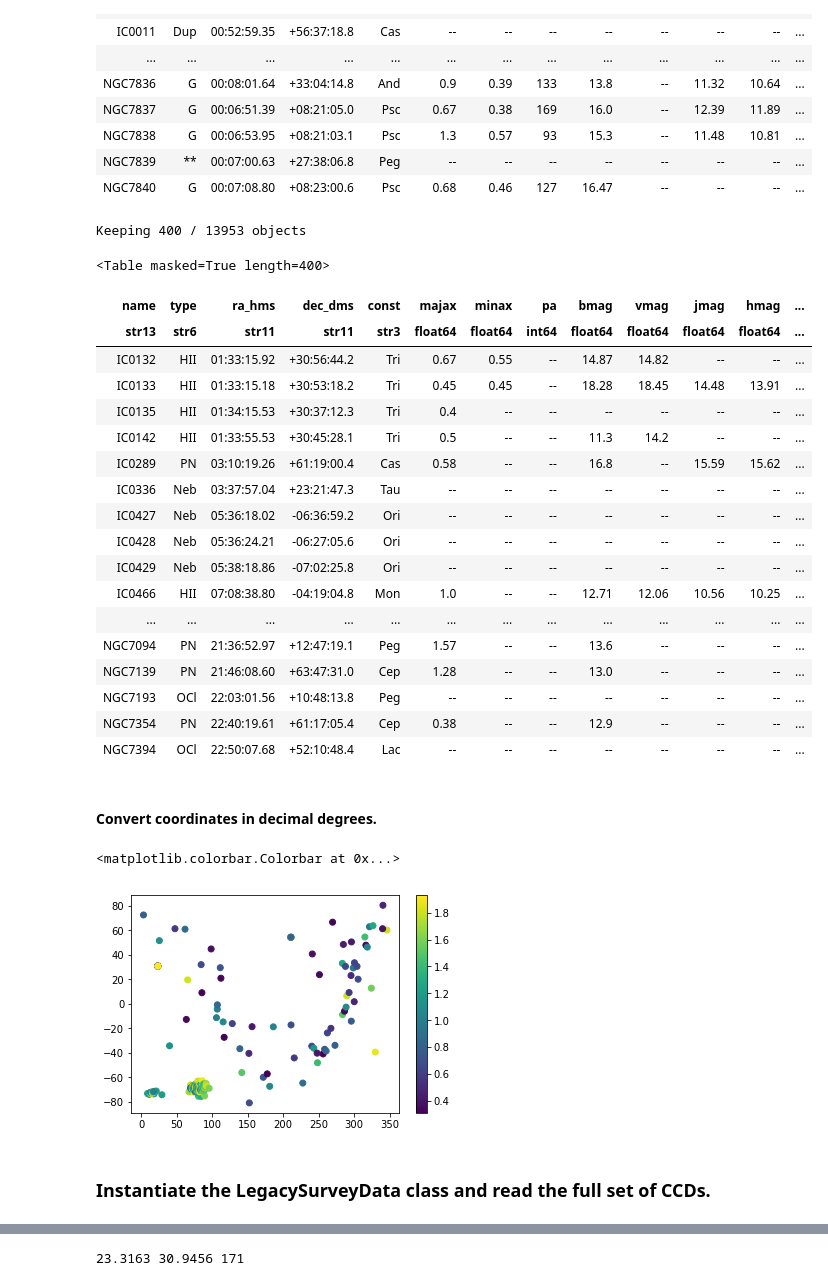
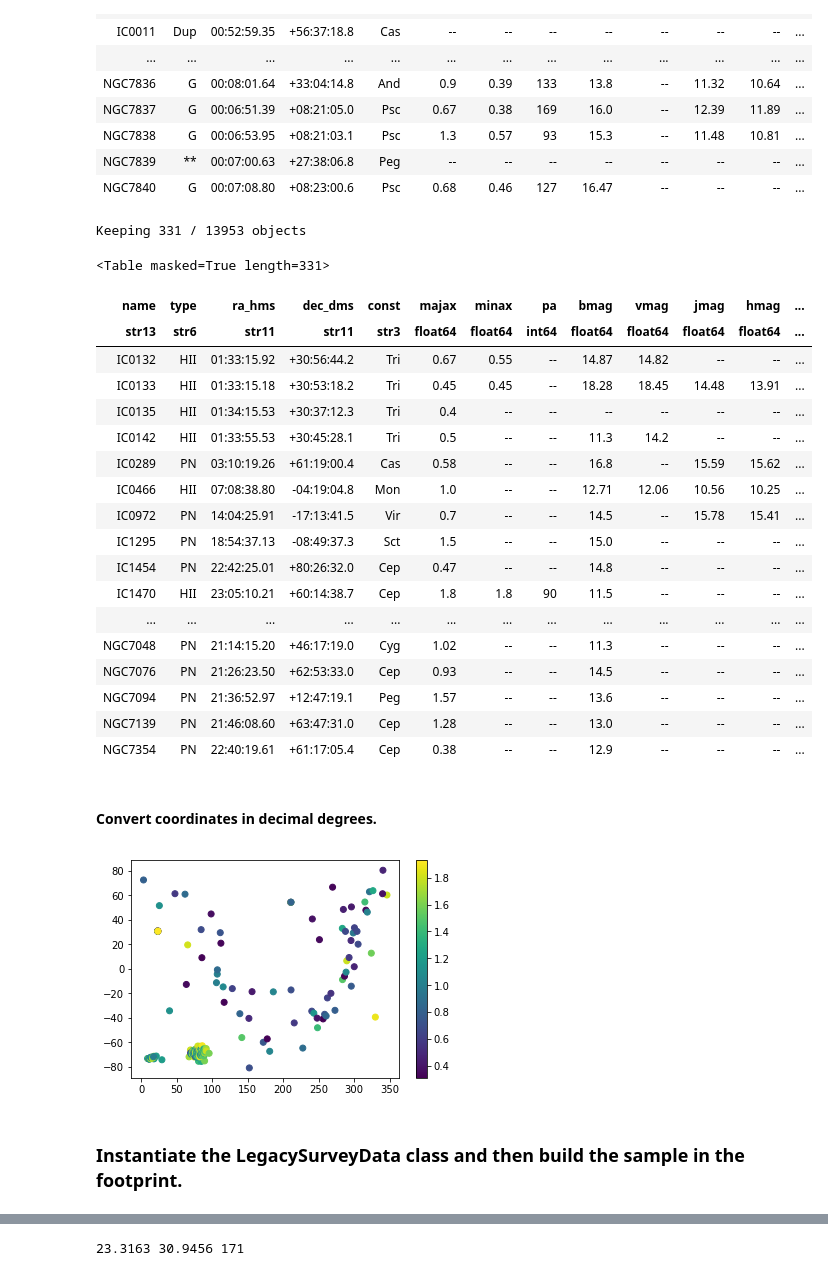
Before and after one commit to legacysurvey/legacypipe, a Jupyter notebook: doc/nb/legacysurvey-gallery-dr6.ipynb, the cells around one changed output, grey strips where cells are left out. Saved outputs shown, nothing was run; the diff lists cells and outputs as text; code cells hidden in the pictures.

Commit message:
build the sample in the footprint

```diff
--- a/doc/nb/legacysurvey-gallery-dr6.ipynb
+++ b/doc/nb/legacysurvey-gallery-dr6.ipynb
@@ -153,41 +154,41 @@ NGC
 # %%
 keep = ( np.array(['*' not in tt for tt in NGC['type'].data]) *
         np.array(['--' not in cc for cc in NGC['ra_hms'].data]) *
         np.array(['--' not in cc for cc in NGC['dec_dms'].data]) *
         (NGC['type'] != 'NonEx') *
         (NGC['type'] != 'Dup') *
         (NGC['type'] != 'Other') *
         (NGC['type'] != 'Nova') *
         (NGC['type'] != 'G') *
         (NGC['type'] != 'GPair') *
         (NGC['type'] != 'GTrpl') *
-        (NGC['majax'] > 0.3) * (NGC['majax'] < 2) *
+        (ma.getdata(NGC['majax']) > 0.3) * (ma.getdata(NGC['majax']) < 2) *
         (NGC['type'] != 'GGroup') )
 nobj = np.count_nonzero(keep)
 print('Keeping {} / {} objects'.format(nobj, len(NGC)))
 cat = NGC[keep]
 cat
 # %% [output]
-Keeping 400 / 13953 objects
+Keeping 331 / 13953 objects
-<Table masked=True length=400>
+<Table masked=True length=331>
 | name | type | ra_hms | dec_dms | const | majax | minax | pa | bmag | vmag | jmag | hmag | ... |
 | str13 | str6 | str11 | str11 | str3 | float64 | float64 | int64 | float64 | float64 | float64 | float64 | ... |
 | IC0132 | HII | 01:33:15.92 | +30:56:44.2 | Tri | 0.67 | 0.55 | -- | 14.87 | 14.82 | -- | -- | ... |
 | IC0133 | HII | 01:33:15.18 | +30:53:18.2 | Tri | 0.45 | 0.45 | -- | 18.28 | 18.45 | 14.48 | 13.91 | ... |
 | IC0135 | HII | 01:34:15.53 | +30:37:12.3 | Tri | 0.4 | -- | -- | -- | -- | -- | -- | ... |
 | IC0142 | HII | 01:33:55.53 | +30:45:28.1 | Tri | 0.5 | -- | -- | 11.3 | 14.2 | -- | -- | ... |
 | IC0289 | PN | 03:10:19.26 | +61:19:00.4 | Cas | 0.58 | -- | -- | 16.8 | -- | 15.59 | 15.62 | ... |
-| IC0336 | Neb | 03:37:57.04 | +23:21:47.3 | Tau | -- | -- | -- | -- | -- | -- | -- | ... |
-| IC0427 | Neb | 05:36:18.02 | -06:36:59.2 | Ori | -- | -- | -- | -- | -- | -- | -- | ... |
-| IC0428 | Neb | 05:36:24.21 | -06:27:05.6 | Ori | -- | -- | -- | -- | -- | -- | -- | ... |
-| IC0429 | Neb | 05:38:18.86 | -07:02:25.8 | Ori | -- | -- | -- | -- | -- | -- | -- | ... |
 | IC0466 | HII | 07:08:38.80 | -04:19:04.8 | Mon | 1.0 | -- | -- | 12.71 | 12.06 | 10.56 | 10.25 | ... |
+| IC0972 | PN | 14:04:25.91 | -17:13:41.5 | Vir | 0.7 | -- | -- | 14.5 | -- | 15.78 | 15.41 | ... |
+| IC1295 | PN | 18:54:37.13 | -08:49:37.3 | Sct | 1.5 | -- | -- | 15.0 | -- | -- | -- | ... |
+| IC1454 | PN | 22:42:25.01 | +80:26:32.0 | Cep | 0.47 | -- | -- | 14.8 | -- | -- | -- | ... |
+| IC1470 | HII | 23:05:10.21 | +60:14:38.7 | Cep | 1.8 | 1.8 | 90 | 11.5 | -- | -- | -- | ... |
 | ... | ... | ... | ... | ... | ... | ... | ... | ... | ... | ... | ... | ... |
+| NGC7048 | PN | 21:14:15.20 | +46:17:19.0 | Cyg | 1.02 | -- | -- | 11.3 | -- | -- | -- | ... |
+| NGC7076 | PN | 21:26:23.50 | +62:53:33.0 | Cep | 0.93 | -- | -- | 14.5 | -- | -- | -- | ... |
 | NGC7094 | PN | 21:36:52.97 | +12:47:19.1 | Peg | 1.57 | -- | -- | 13.6 | -- | -- | -- | ... |
 | NGC7139 | PN | 21:46:08.60 | +63:47:31.0 | Cep | 1.28 | -- | -- | 13.0 | -- | -- | -- | ... |
-| NGC7193 | OCl | 22:03:01.56 | +10:48:13.8 | Peg | -- | -- | -- | -- | -- | -- | -- | ... |
 | NGC7354 | PN | 22:40:19.61 | +61:17:05.4 | Cep | 0.38 | -- | -- | 12.9 | -- | -- | -- | ... |
-| NGC7394 | OCl | 22:50:07.68 | +52:10:48.4 | Lac | -- | -- | -- | -- | -- | -- | -- | ... |
 # %% [markdown]
 #### Convert coordinates in decimal degrees.
 # %%
@@ -201,9 +202,8 @@ fig, ax = plt.subplots()
 im = ax.scatter(cat['ra'], cat['dec'], c=cat['majax'])
 plt.colorbar(im)
 # %% [output]
-<matplotlib.colorbar.Colorbar at 0x...>
 [figure]
 # %% [markdown]
-### Instantiate the LegacySurveyData class and read the full set of CCDs.
+### Instantiate the LegacySurveyData class and then build the sample in the footprint.
 # %%
 survey = LegacySurveyData()
```
Also changed, not shown: parts of 17 cells of this notebook.
